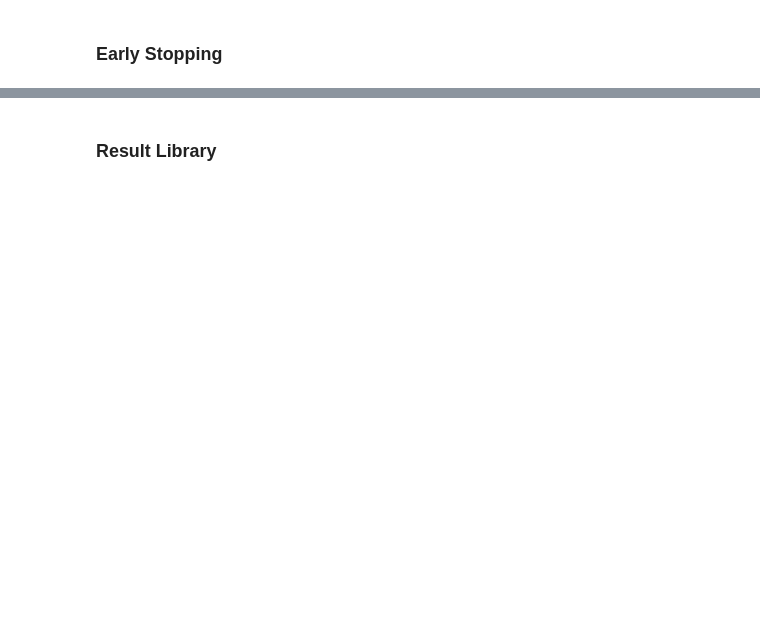
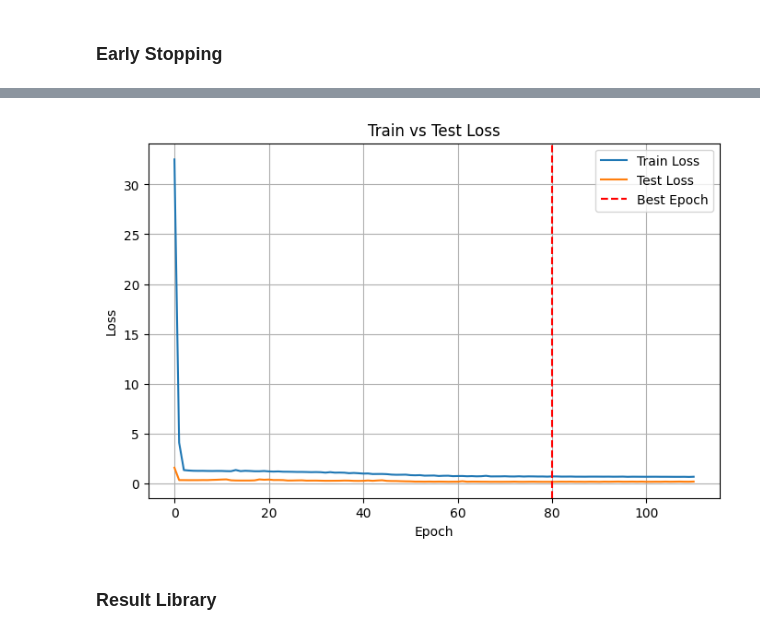
Before and after one commit to SIShanto/Forecasting-with-LSTM, a Jupyter notebook: LSTM2.ipynb, the cells around one changed output, grey strips where cells are left out. Cells and saved outputs as stored; diff of their text form; code cells hidden in the pictures; blank space fills up the shorter version.

```diff
--- a/LSTM2.ipynb
+++ b/LSTM2.ipynb
@@ -212,4 +345,19 @@ Best model saved at epoch 65
 <All keys matched successfully>
+# %%
+import matplotlib.pyplot as plt
+
+plt.figure(figsize=(8, 5))
+plt.plot(train_losses, label='Train Loss')
+plt.plot(test_losses, label='Test Loss')
+plt.axvline(x=best_epoch, color='r', linestyle='--', label='Best Epoch')
+plt.xlabel('Epoch')
+plt.ylabel('Loss')
+plt.title('Train vs Test Loss')
+plt.legend()
+plt.grid(True)
+plt.show()
+# %% [output]
+[figure, added]
 # %% [markdown]
 ### Result Library
 # %%
```
Also changed, not shown: parts of 24 cells of this notebook.
